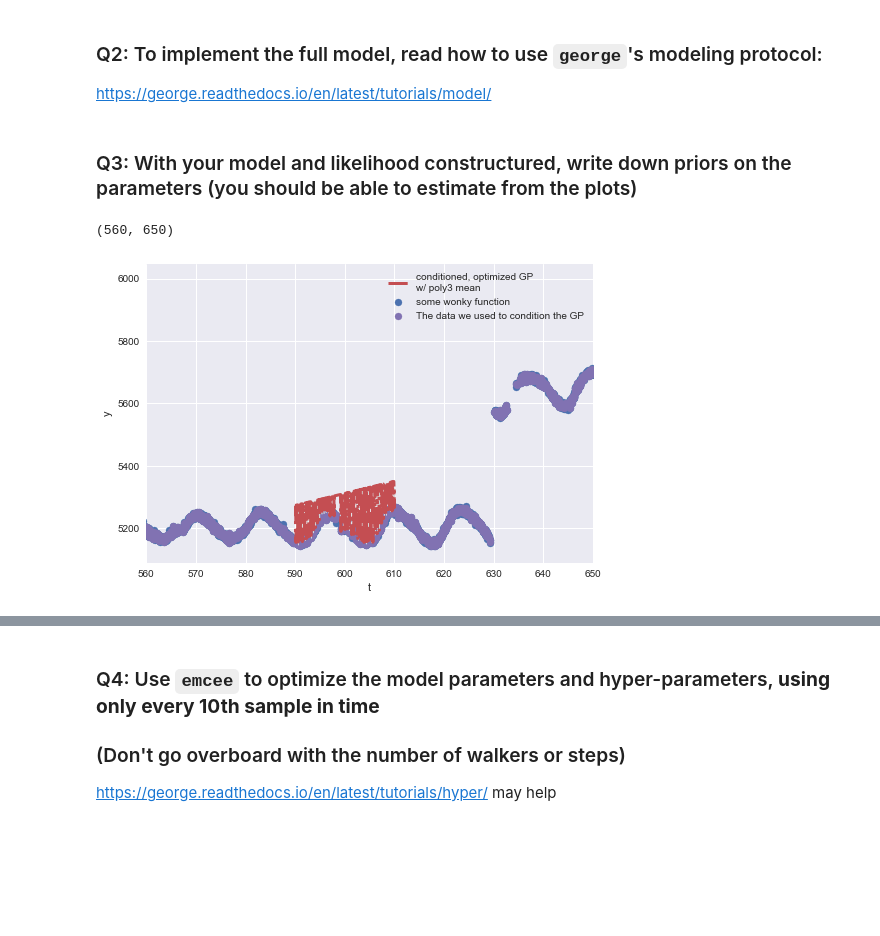
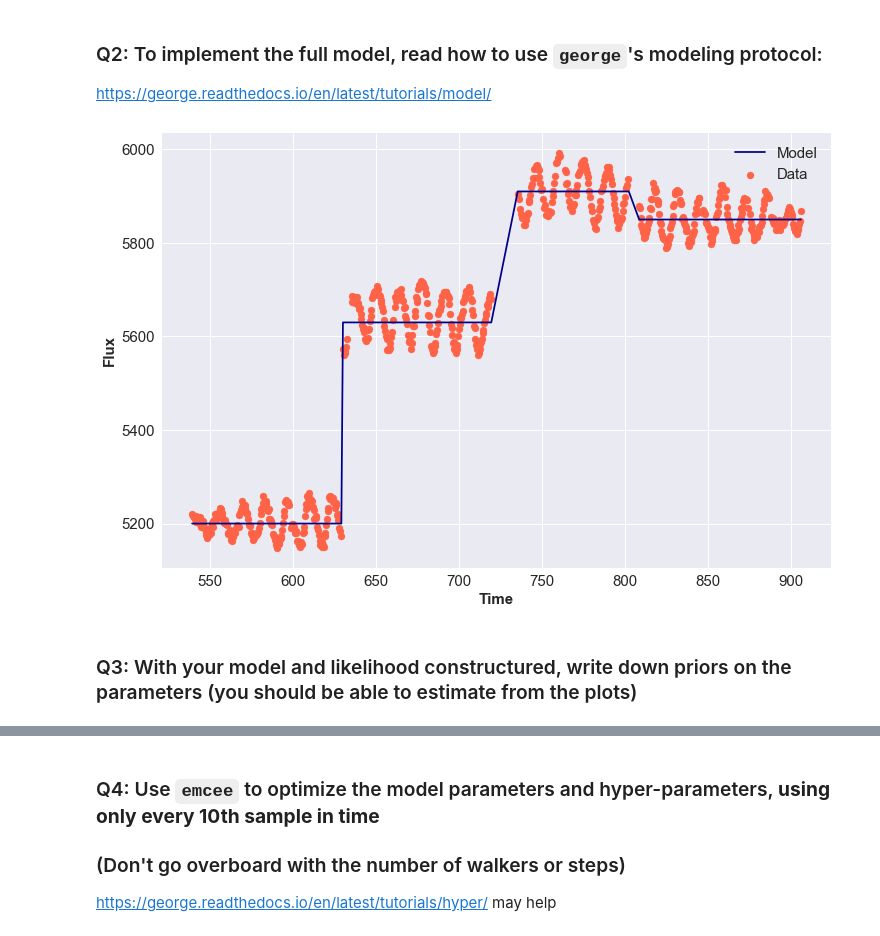
Before and after one commit to gnarayan/ast596_2020_Spring, a Jupyter notebook: homework/LinaFlorez/homework07.ipynb, the cells around one changed output, grey strips where cells are left out. Drawn from its saved outputs; the diff is of its cells as text; code cells hidden in the pictures; blank space fills up the shorter version.

Commit message:
I finished it with time to spare

```diff
--- a/homework/LinaFlorez/homework07.ipynb
+++ b/homework/LinaFlorez/homework07.ipynb
@@ -49,8 +51,6 @@ plt.xlabel('Time', weight = "bold", size = 15)
 plt.ylabel('Flux', weight = "bold", size = 15)
 plt.legend(frameon=False, prop = {"size":15})
 plt.tick_params("both", labelsize = 15)
-
-t, y, dy = tab["time"], tab["flux"], tab["error"]
 # %% [output]
 [figure]
 # %% [markdown]
@@ -133,2 +108,41 @@ gp.compute(t[::20], dy[::20])
+# %%
+#You need 4 parameters (𝑚,𝑐1,𝑐2,𝑐3) to renormalize the flux to the first cycle
+class OffsetModel(Model):
+    parameter_names = ("m", "c1", "c2", "c3")
+
+    def get_value(self, t):
+
+        # this gives me the indices of the offsets within the time array
+        indices = []
+        quarter_vals = sorted(np.unique(tab['quarter']))
+        for i in range(len(quarter_vals)):
+            quarter_index = tab['quarter'] == quarter_vals[i]
+            indices.append((np.abs(t - tab['time'][quarter_index].min())).argmin())
+
+        # this array will output flux values for the model
+        flux = np.ones_like(t)
+
+        # Indexing the model to specify the location of the offsets
+        flux[:indices[1]] = self.m
+        flux[indices[1]:indices[2]] = self.m + self.c1
+        flux[indices[2]:indices[3]] = self.m + self.c2
+        flux[indices[3]:] = self.m + self.c3
+
+        return flux
+
+
+# I'm guessing these vals based on the plot
+guess_m, guess_c1, guess_c2, guess_c3 = 5200, 430, 710, 650
+
+# plotting to check model so far
+plt.figure(figsize = (12,8))
+plt.scatter(tab["time"][::20], tab["flux"][::20], color = "tomato", label = "Data")
+plt.plot(tab["time"], OffsetModel(guess_m, guess_c1, guess_c2, guess_c3).get_value(tab["time"]), color = "darkblue", label = "Model")
+plt.xlabel('Time', weight = "bold", size = 15)
+plt.ylabel('Flux', weight = "bold", size = 15)
+plt.legend(loc = "best", prop = {"size":15})
+plt.tick_params("both", labelsize = 15)
+# %% [output]
+[figure, added]
 # %% [markdown]
 ### Q3: With your model and likelihood constructured, write down priors on the parameters (you should be able to estimate from the plots)
@@ -160,25 +148,0 @@ gp.set_parameter_vector(results.x)
-# %%
-# now make a new prediction with our new mean model
-ypred2, cov = gp.predict(y[::20], t_new, return_cov=True)
-std = np.sqrt(np.diag(cov))
-
-# plot the data
-plt.scatter(t, y, color='C0', marker='o', label='some wonky function')
-plt.scatter(t[::2], y[::2], color='C3', marker='o', label='The data we used to condition the GP')
-
-# plot our initial prediction with a constant mean
-
-# plot our new prediction with the polynomial mean
-plt.plot(t_new, ypred2, 'C2', ls='-.', label='conditioned, optimized GP\nw/ poly3 mean', lw=3)
-
-# plot the scatter about the posterior predictive mean from the diagonal of the covariance matrix
-plt.fill_between(t_new, ypred2-std, ypred2+std, color='lightgrey')
-
-
-plt.legend(frameon=False)
-plt.xlabel('t')
-plt.ylabel('y');
-plt.xlim(560,650)
-# %% [output]
-(560, 650)
-[figure, removed]
```
Also changed, not shown: parts of 11 cells of this notebook.
